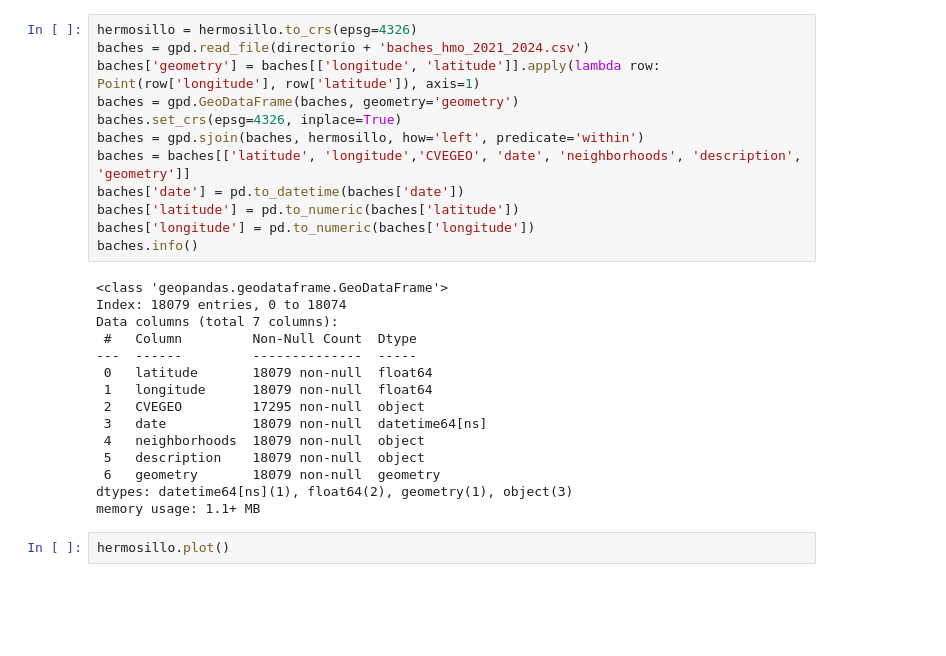
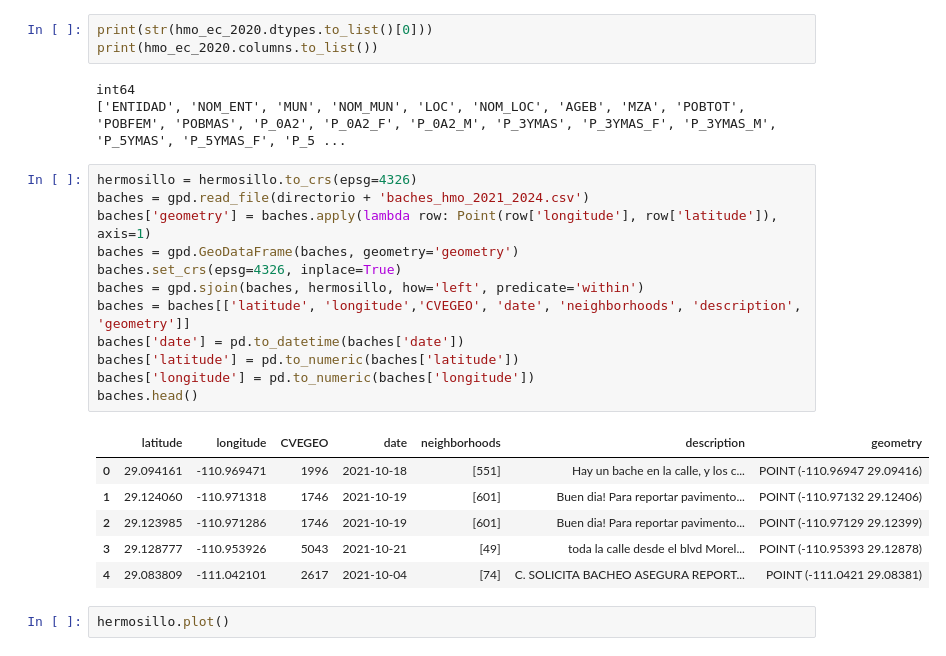
Before and after one commit to BSM-Analytics/proyecto-baches-hmo, a Jupyter notebook: notebooks/tidy.ipynb, the cells around one changed output. Saved outputs shown, nothing was run; the diff lists cells and outputs as text; blank space fills up the shorter version.

```diff
--- a/notebooks/tidy.ipynb
+++ b/notebooks/tidy.ipynb
@@ -54,30 +42,28 @@ hmo_ec_2010
+# %%
+print(str(hmo_ec_2020.dtypes.to_list()[0]))
+print(hmo_ec_2020.columns.to_list())
+# %% [output]
+int64
+['ENTIDAD', 'NOM_ENT', 'MUN', 'NOM_MUN', 'LOC', 'NOM_LOC', 'AGEB', 'MZA', 'POBTOT', 'POBFEM', 'POBMAS', 'P_0A2', 'P_0A2_F', 'P_0A2_M', 'P_3YMAS', 'P_3YMAS_F', 'P_3YMAS_M', 'P_5YMAS', 'P_5YMAS_F', 'P_5 ...
 # %%
 hermosillo = hermosillo.to_crs(epsg=4326)
 baches = gpd.read_file(directorio + 'baches_hmo_2021_2024.csv')
-baches['geometry'] = baches[['longitude', 'latitude']].apply(lambda row: Point(row['longitude'], row['latitude']), axis=1)
+baches['geometry'] = baches.apply(lambda row: Point(row['longitude'], row['latitude']), axis=1)
 baches = gpd.GeoDataFrame(baches, geometry='geometry')
 baches.set_crs(epsg=4326, inplace=True)
 baches = gpd.sjoin(baches, hermosillo, how='left', predicate='within')
 baches = baches[['latitude', 'longitude','CVEGEO', 'date', 'neighborhoods', 'description', 'geometry']]
 baches['date'] = pd.to_datetime(baches['date'])
 baches['latitude'] = pd.to_numeric(baches['latitude'])
 baches['longitude'] = pd.to_numeric(baches['longitude'])
-baches.info()
+baches.head()
 # %% [output]
-<class 'geopandas.geodataframe.GeoDataFrame'>
-Index: 18079 entries, 0 to 18074
-Data columns (total 7 columns):
- #   Column         Non-Null Count  Dtype
----  ------         --------------  -----
- 0   latitude       18079 non-null  float64
- 1   longitude      18079 non-null  float64
- 2   CVEGEO         17295 non-null  object
- 3   date           18079 non-null  datetime64[ns]
- 4   neighborhoods  18079 non-null  object
- 5   description    18079 non-null  object
- 6   geometry       18079 non-null  geometry
-dtypes: datetime64[ns](1), float64(2), geometry(1), object(3)
-memory usage: 1.1+ MB
+|  | latitude | longitude | CVEGEO | date | neighborhoods | description | geometry |
+| 0 | 29.094161 | -110.969471 | 1996 | 2021-10-18 | [551] | Hay un bache en la calle, y los c... | POINT (-110.96947 29.09416) |
+| 1 | 29.124060 | -110.971318 | 1746 | 2021-10-19 | [601] | Buen dia! Para reportar pavimento... | POINT (-110.97132 29.12406) |
+| 2 | 29.123985 | -110.971286 | 1746 | 2021-10-19 | [601] | Buen dia! Para reportar pavimento... | POINT (-110.97129 29.12399) |
+| 3 | 29.128777 | -110.953926 | 5043 | 2021-10-21 | [49] | toda la calle desde el blvd Morel... | POINT (-110.95393 29.12878) |
+| 4 | 29.083809 | -111.042101 | 2617 | 2021-10-04 | [74] | C. SOLICITA BACHEO ASEGURA REPORT... | POINT (-111.0421 29.08381) |
 # %%
 hermosillo.plot()
 # %% [output]
```
Also changed, not shown: parts of 5 cells of this notebook, 2 other files.
